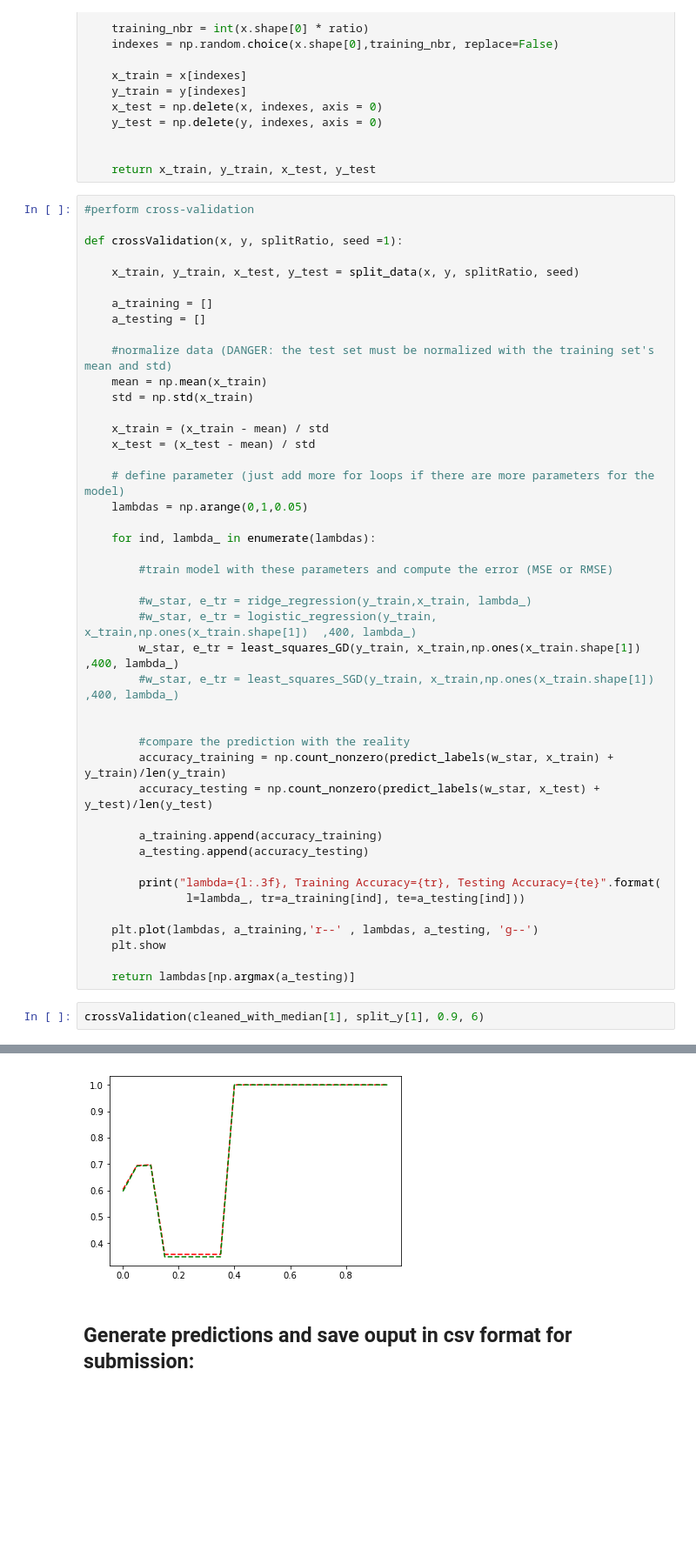
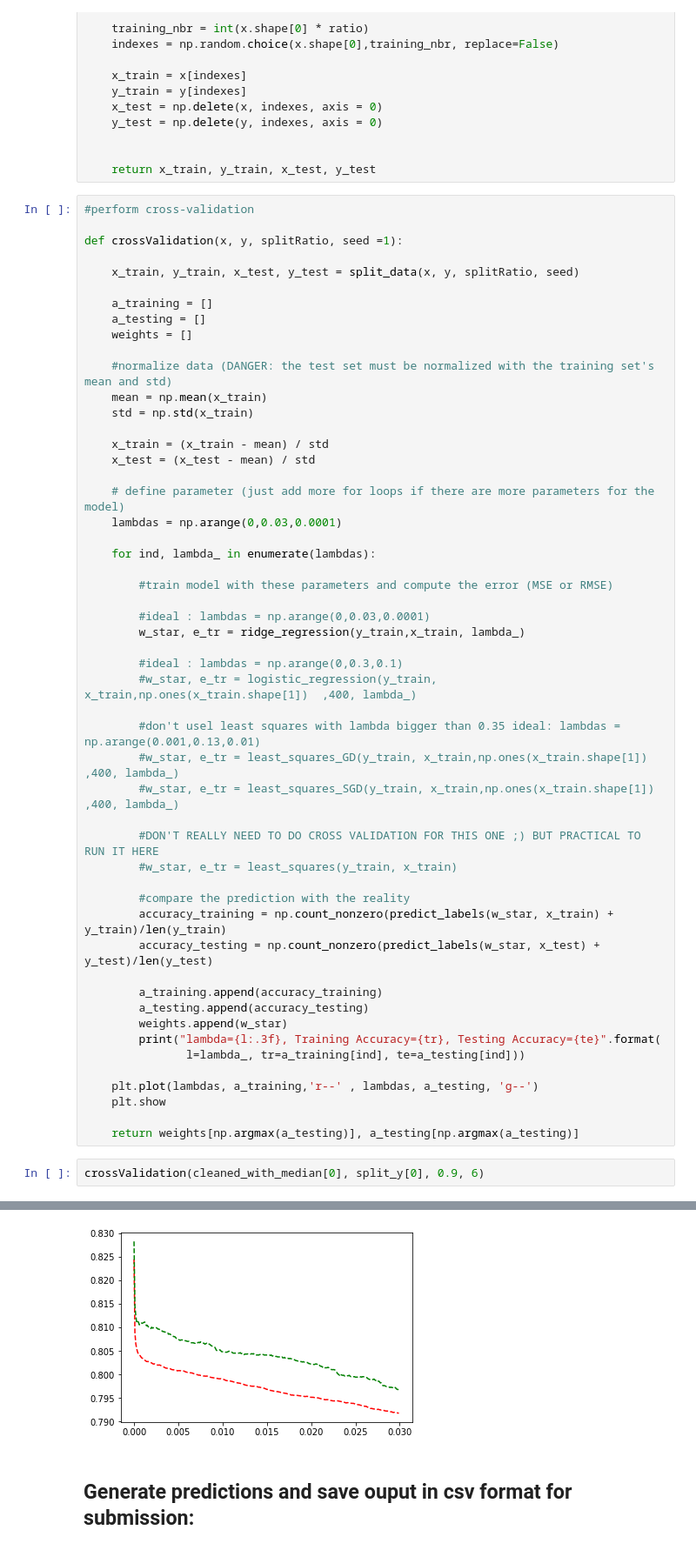
Before and after one commit to simon-perriard/ML_course_project1, a Jupyter notebook: scripts/project1.ipynb, the cells around one changed output, grey strips where cells are left out. Shown at 87% size. Cells and saved outputs as stored; diff of their text form; blank space fills up the shorter version.

Commit message:
cross validation done. ready to use

```diff
--- a/scripts/project1.ipynb
+++ b/scripts/project1.ipynb
@@ -216,6 +216,7 @@ def crossValidation(x, y, splitRatio, seed =1):
 
     a_training = []
     a_testing = []
+    weights = []
 
     #normalize data (DANGER: the test set must be normalized with the training set's mean and std)
     mean = np.mean(x_train)
@@ -225,17 +226,24 @@ def crossValidation(x, y, splitRatio, seed =1):
     x_test = (x_test - mean) / std
 
     # define parameter (just add more for loops if there are more parameters for the model)
-    lambdas = np.arange(0,1,0.05)
+    lambdas = np.arange(0,0.03,0.0001)
 
     for ind, lambda_ in enumerate(lambdas):
 
         #train model with these parameters and compute the error (MSE or RMSE)
 
-        #w_star, e_tr = ridge_regression(y_train,x_train, lambda_)
+        #ideal : lambdas = np.arange(0,0.03,0.0001)
+        w_star, e_tr = ridge_regression(y_train,x_train, lambda_)
+
+        #ideal : lambdas = np.arange(0,0.3,0.1)
         #w_star, e_tr = logistic_regression(y_train, x_train,np.ones(x_train.shape[1])  ,400, lambda_)
-        w_star, e_tr = least_squares_GD(y_train, x_train,np.ones(x_train.shape[1])  ,400, lambda_)
+
+        #don't usel least squares with lambda bigger than 0.35 ideal: lambdas = np.arange(0.001,0.13,0.01)
+        #w_star, e_tr = least_squares_GD(y_train, x_train,np.ones(x_train.shape[1])  ,400, lambda_)
         #w_star, e_tr = least_squares_SGD(y_train, x_train,np.ones(x_train.shape[1])  ,400, lambda_)
 
+        #DON'T REALLY NEED TO DO CROSS VALIDATION FOR THIS ONE ;) BUT PRACTICAL TO RUN IT HERE
+        #w_star, e_tr = least_squares(y_train, x_train)
 
         #compare the prediction with the reality
         accuracy_training = np.count_nonzero(predict_labels(w_star, x_train) + y_train)/len(y_train)
@@ -243,14 +251,14 @@ def crossValidation(x, y, splitRatio, seed =1):
 
         a_training.append(accuracy_training)
         a_testing.append(accuracy_testing)
-
+        weights.append(w_star)
         print("lambda={l:.3f}, Training Accuracy={tr}, Testing Accuracy={te}".format(
                l=lambda_, tr=a_training[ind], te=a_testing[ind]))
 
     plt.plot(lambdas, a_training,'r--' , lambdas, a_testing, 'g--')
     plt.show
 
-    return lambdas[np.argmax(a_testing)]
+    return weights[np.argmax(a_testing)], a_testing[np.argmax(a_testing)]
 # %%
-crossValidation(cleaned_with_median[1], split_y[1], 0.9, 6)
+crossValidation(cleaned_with_median[0], split_y[0], 0.9, 6)
 # %% [output]
@@ -278,4 +289,4 @@ lambda=0.950, Training Accuracy=1.0, Testing Accuracy=1.0
-[figure, old version]
+[figure, new version]
 # %% [markdown]
 ## Generate predictions and save ouput in csv format for submission:
 # %%
```
Also changed, not shown: parts of 4 cells of this notebook.
